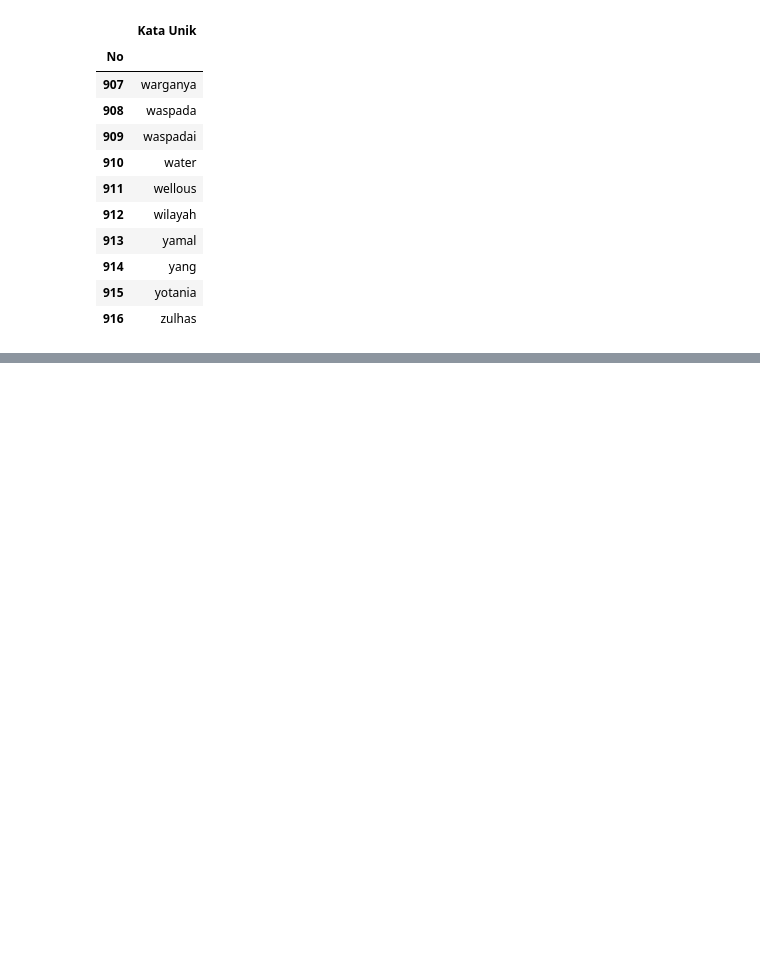
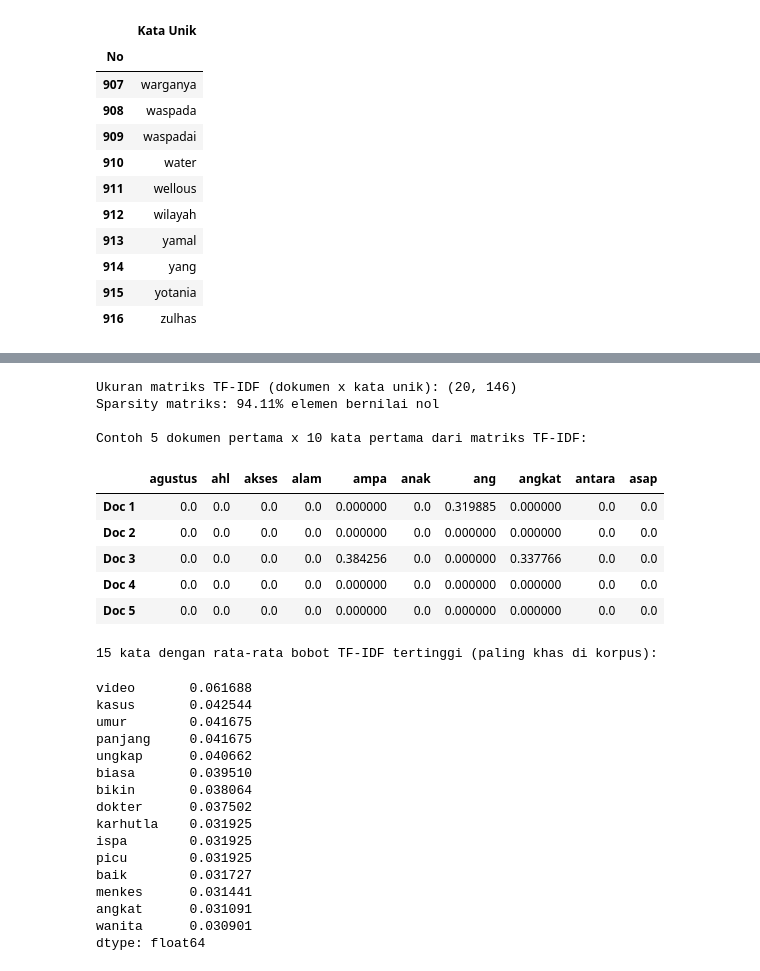
Before and after one commit to chakko-183/PPW, a Jupyter notebook: ppw/crawlingdata.ipynb, the cells around one changed output, grey strips where cells are left out. Drawn from its saved outputs; the diff is of its cells as text; code cells hidden in the pictures; blank space fills up the shorter version.

Commit message:
tahap2

```diff
--- a/ppw/crawlingdata.ipynb
+++ b/ppw/crawlingdata.ipynb
@@ -403,0 +598,54 @@ Jumlah seluruh kata unik: 916
+# %%
+from sklearn.feature_extraction.text import TfidfVectorizer
+
+# Gunakan vocabulary yang sama dengan hasil ekstraksi fitur agar kedua tahap konsisten
+tfidf_vectorizer = TfidfVectorizer(vocabulary=vocabulary)
+tfidf_matrix = tfidf_vectorizer.fit_transform(corpus)
+
+print("Ukuran matriks TF-IDF (dokumen x kata unik):", tfidf_matrix.shape)
+print("Sparsity matriks: {:.2f}% elemen bernilai nol".format(
+    100 * (1 - tfidf_matrix.nnz / (tfidf_matrix.shape[0] * tfidf_matrix.shape[1]))
+))
+
+# Tampilkan sebagian matriks TF-IDF dalam bentuk DataFrame agar mudah dibaca
+df_tfidf = pd.DataFrame(
+    tfidf_matrix.toarray(),
+    columns=tfidf_vectorizer.get_feature_names_out(),
+    index=[f"Doc {i+1}" for i in range(tfidf_matrix.shape[0])]
+)
+
+print("\nContoh 5 dokumen pertama x 10 kata pertama dari matriks TF-IDF:")
+display(df_tfidf.iloc[:5, :10])
+
+# Kata dengan bobot TF-IDF rata-rata tertinggi di seluruh korpus (paling "khas")
+top_words = df_tfidf.mean(axis=0).sort_values(ascending=False).head(15)
+print("\n15 kata dengan rata-rata bobot TF-IDF tertinggi (paling khas di korpus):")
+display(top_words)
+# %% [output]
+Ukuran matriks TF-IDF (dokumen x kata unik): (20, 146)
+Sparsity matriks: 94.11% elemen bernilai nol
+
+Contoh 5 dokumen pertama x 10 kata pertama dari matriks TF-IDF:
+|  | agustus | ahl | akses | alam | ampa | anak | ang | angkat | antara | asap |
+| Doc 1 | 0.0 | 0.0 | 0.0 | 0.0 | 0.000000 | 0.0 | 0.319885 | 0.000000 | 0.0 | 0.0 |
+| Doc 2 | 0.0 | 0.0 | 0.0 | 0.0 | 0.000000 | 0.0 | 0.000000 | 0.000000 | 0.0 | 0.0 |
+| Doc 3 | 0.0 | 0.0 | 0.0 | 0.0 | 0.384256 | 0.0 | 0.000000 | 0.337766 | 0.0 | 0.0 |
+| Doc 4 | 0.0 | 0.0 | 0.0 | 0.0 | 0.000000 | 0.0 | 0.000000 | 0.000000 | 0.0 | 0.0 |
+| Doc 5 | 0.0 | 0.0 | 0.0 | 0.0 | 0.000000 | 0.0 | 0.000000 | 0.000000 | 0.0 | 0.0 |
+15 kata dengan rata-rata bobot TF-IDF tertinggi (paling khas di korpus):
+video       0.061688
+kasus       0.042544
+umur        0.041675
+panjang     0.041675
+ungkap      0.040662
+biasa       0.039510
+bikin       0.038064
+dokter      0.037502
+karhutla    0.031925
+ispa        0.031925
+picu        0.031925
+baik        0.031727
+menkes      0.031441
+angkat      0.031091
+wanita      0.030901
+dtype: float64
```
Also changed, not shown: parts of 11 cells of this notebook.
